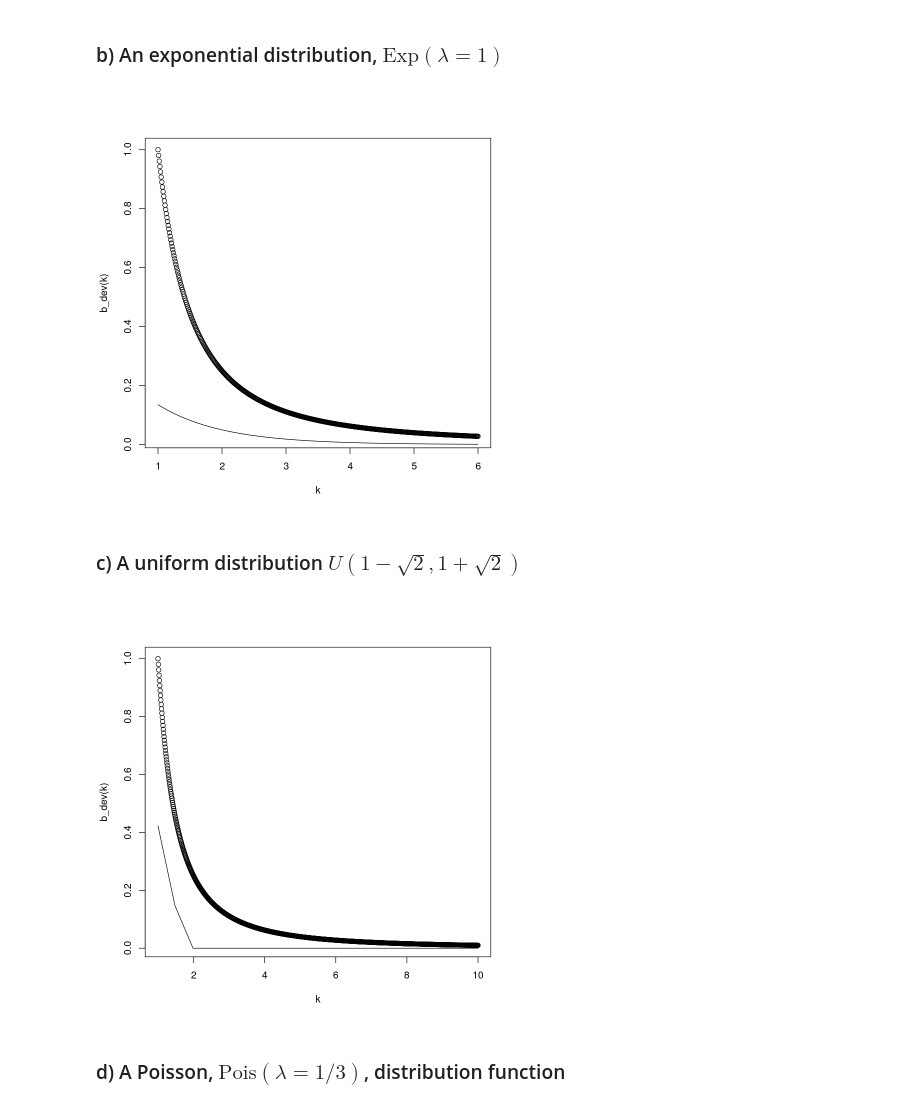
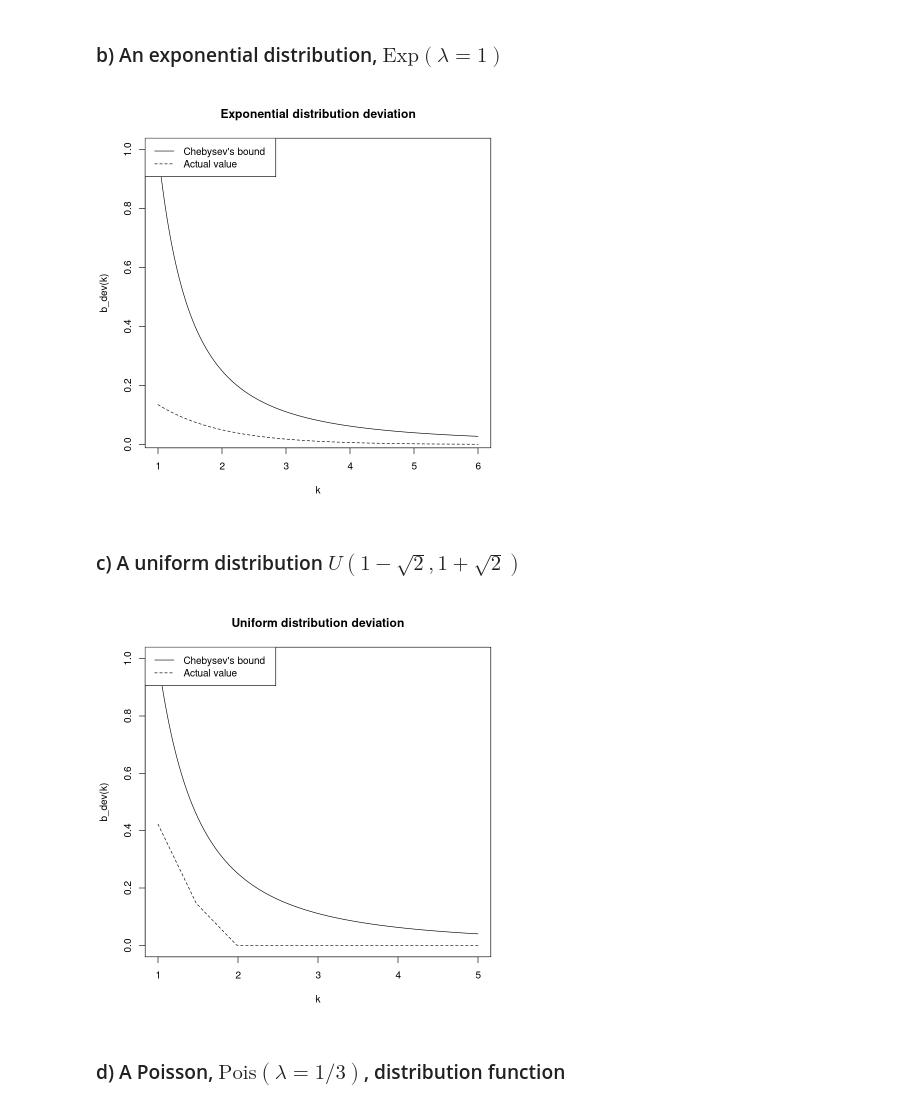
Before and after one commit to eigen-carmona/AdvStats, a Jupyter notebook: lab3/Ex3.ipynb, the cells around one changed output. Cells and saved outputs as stored; diff of their text form; code cells hidden in the pictures.

Commit message:
Corrected graphs in lab3

```diff
--- a/lab3/Ex3.ipynb
+++ b/lab3/Ex3.ipynb
@@ -143,23 +148,25 @@ mu = 1/lambda
 sig = 1/lambda
 p_dev<-function(k){1-pexp(mu+k*sig,lambda)+pexp(mu-k*sig,lambda)}
 k<-seq(1,6,0.01)
-plot(k,b_dev(k))
-lines(k,p_dev(k))
+plot(k,b_dev(k), main = 'Exponential distribution deviation', lty = 1, type = 'l')
+lines(k,p_dev(k), lty = 2)
+legend("topleft",legend = c("Chebysev's bound","Actual value"), lty =1:2)
 # %% [output]
-[figure, old version]
+[figure, new version]
 # %% [markdown]
 ### c) A uniform distribution $U\left(1 − \sqrt{2}, 1 + \sqrt{2}\right)$
 # %%
 a = 1-sqrt(2)
 b = 1+sqrt(2)
 mu = a+b/2
 sig = (b-a)/sqrt(12)
 p_dev <- function(k){1-punif(mu+k*sig,a,b)+punif(mu-k*sig,a,b)}
-k<-seq(1,10,0.01)
-plot(k,b_dev(k))
-lines(k,p_dev(k))
+k<-seq(1,5,0.01)
+plot(k,b_dev(k), main = 'Uniform distribution deviation', type = 'l', lty = 1, ylim = c(0,1))
+lines(k,p_dev(k), lty = 2)
+legend("topleft",legend = c("Chebysev's bound","Actual value"), lty =1:2)
 # %% [output]
-[figure, old version]
+[figure, new version]
 # %% [markdown]
 ### d) A Poisson, $\text{Pois}(\lambda = 1/3)$, distribution function
 # %%
```
Also changed, not shown: parts of 11 cells of this notebook.
